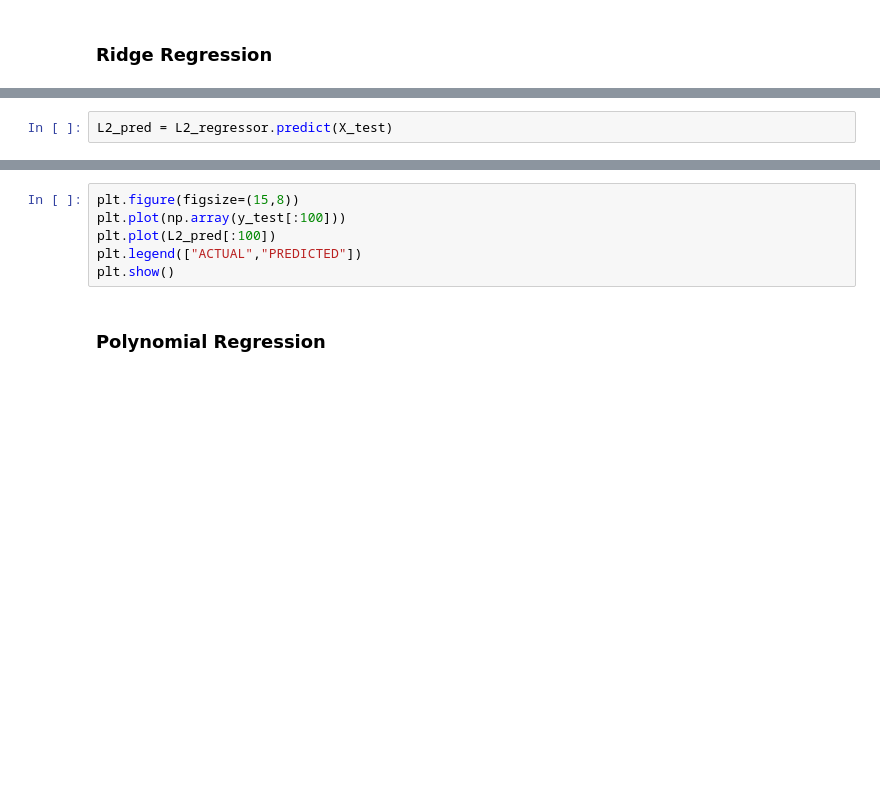
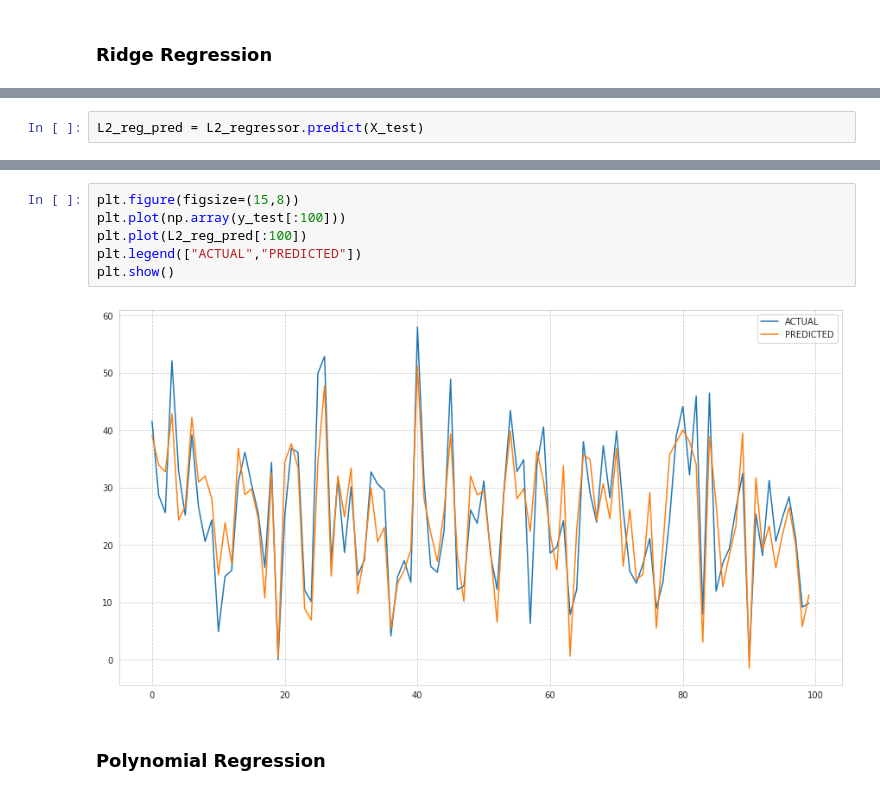
Before and after one commit to Shubhamverse/Bike-Sharing-Demand-Prediction__Supervised-ML-Regression, a Jupyter notebook: Bike_Sharing_Demand_Prediction_Capstone_Project.ipynb, the cells around one changed output, grey strips where cells are left out. Saved outputs shown, nothing was run; the diff lists cells and outputs as text; blank space fills up the shorter version.

```diff
--- a/Bike_Sharing_Demand_Prediction_Capstone_Project.ipynb
+++ b/Bike_Sharing_Demand_Prediction_Capstone_Project.ipynb
@@ -318,2 +456,2 @@ print("\nUsing ",L2_regressor.best_params_, " the negative mean squared error is
 # %%
-L2_pred = L2_regressor.predict(X_test)
+L2_reg_pred = L2_regressor.predict(X_test)
@@ -329,9 +480,11 @@ print("R2 score is  :",L2_r2)
 # %%
 plt.figure(figsize=(15,8))
 plt.plot(np.array(y_test[:100]))
-plt.plot(L2_pred[:100])
+plt.plot(L2_reg_pred[:100])
 plt.legend(["ACTUAL","PREDICTED"])
 plt.show()
+# %% [output]
+[figure, added]
 # %% [markdown]
 ### Polynomial Regression
 # %%
```
Also changed, not shown: parts of 65 cells of this notebook.
